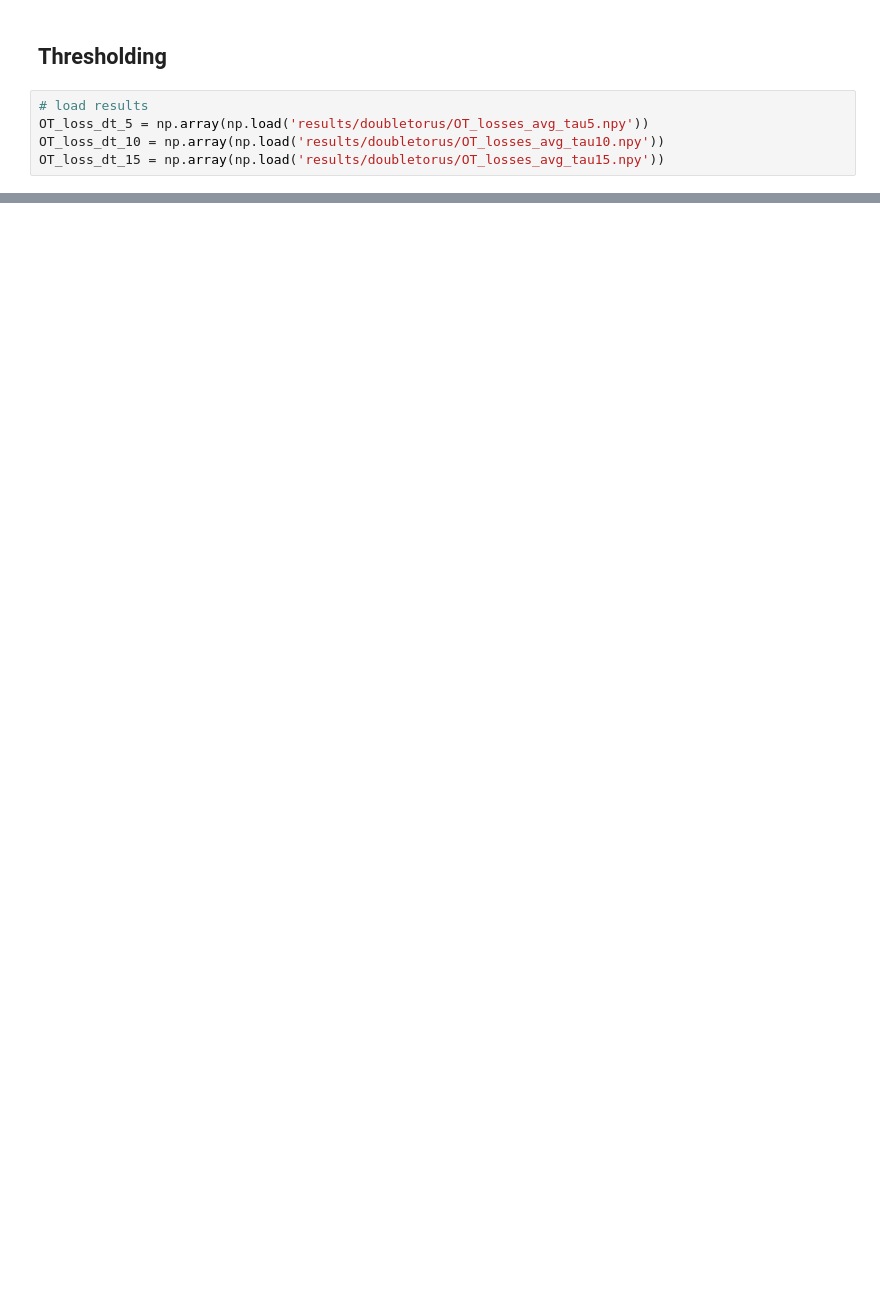
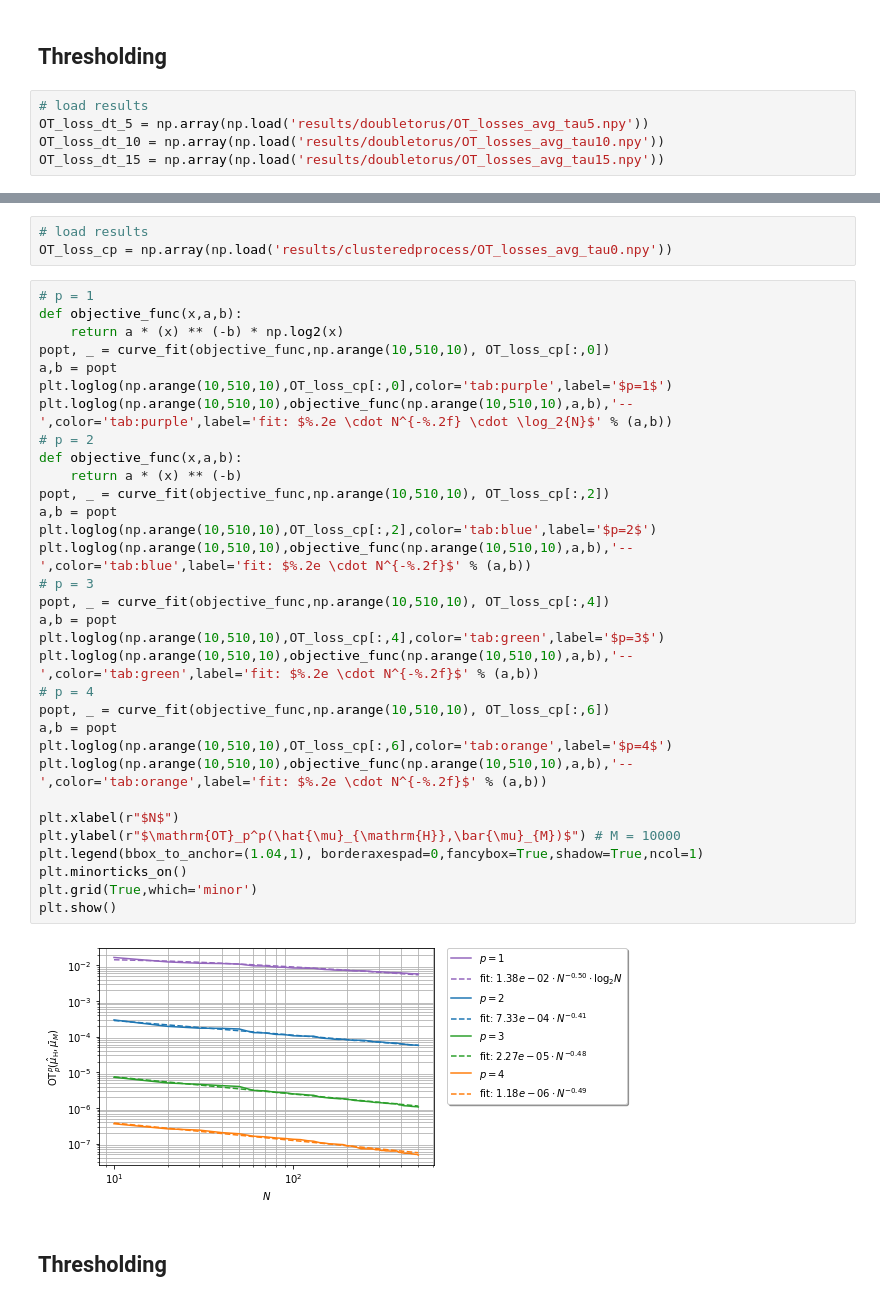
Before and after one commit to konstantin-haberle/PersistenceWavelets, a Jupyter notebook: plot_minimax_rates.ipynb, the cells around one changed output, grey strips where cells are left out. Drawn from its saved outputs; the diff is of its cells as text; blank space fills up the shorter version.

```diff
--- a/plot_minimax_rates.ipynb
+++ b/plot_minimax_rates.ipynb
@@ -165,0 +168,39 @@ plt.show()
+# %%
+# load results
+OT_loss_cp = np.array(np.load('results/clusteredprocess/OT_losses_avg_tau0.npy'))
+# %%
+# p = 1
+def objective_func(x,a,b):
+    return a * (x) ** (-b) * np.log2(x)
+popt, _ = curve_fit(objective_func,np.arange(10,510,10), OT_loss_cp[:,0])
+a,b = popt
+plt.loglog(np.arange(10,510,10),OT_loss_cp[:,0],color='tab:purple',label='$p=1$')
+plt.loglog(np.arange(10,510,10),objective_func(np.arange(10,510,10),a,b),'--',color='tab:purple',label='fit: $%.2e \cdot N^{-%.2f} \cdot \log_2{N}$' % (a,b))
+# p = 2
+def objective_func(x,a,b):
+    return a * (x) ** (-b)
+popt, _ = curve_fit(objective_func,np.arange(10,510,10), OT_loss_cp[:,2])
+a,b = popt
+plt.loglog(np.arange(10,510,10),OT_loss_cp[:,2],color='tab:blue',label='$p=2$')
+plt.loglog(np.arange(10,510,10),objective_func(np.arange(10,510,10),a,b),'--',color='tab:blue',label='fit: $%.2e \cdot N^{-%.2f}$' % (a,b))
+# p = 3
+popt, _ = curve_fit(objective_func,np.arange(10,510,10), OT_loss_cp[:,4])
+a,b = popt
+plt.loglog(np.arange(10,510,10),OT_loss_cp[:,4],color='tab:green',label='$p=3$')
+plt.loglog(np.arange(10,510,10),objective_func(np.arange(10,510,10),a,b),'--',color='tab:green',label='fit: $%.2e \cdot N^{-%.2f}$' % (a,b))
+# p = 4
+popt, _ = curve_fit(objective_func,np.arange(10,510,10), OT_loss_cp[:,6])
+a,b = popt
+plt.loglog(np.arange(10,510,10),OT_loss_cp[:,6],color='tab:orange',label='$p=4$')
+plt.loglog(np.arange(10,510,10),objective_func(np.arange(10,510,10),a,b),'--',color='tab:orange',label='fit: $%.2e \cdot N^{-%.2f}$' % (a,b))
+
+plt.xlabel(r"$N$")
+plt.ylabel(r"$\mathrm{OT}_p^p(\hat{\mu}_{\mathrm{H}},\bar{\mu}_{M})$") # M = 10000
+plt.legend(bbox_to_anchor=(1.04,1), borderaxespad=0,fancybox=True,shadow=True,ncol=1)
+plt.minorticks_on()
+plt.grid(True,which='minor')
+plt.show()
+# %% [output]
+[figure, added]
+# %% [markdown]
+## Thresholding
```
Also changed, not shown: parts of 7 cells of this notebook, 11 other files.
